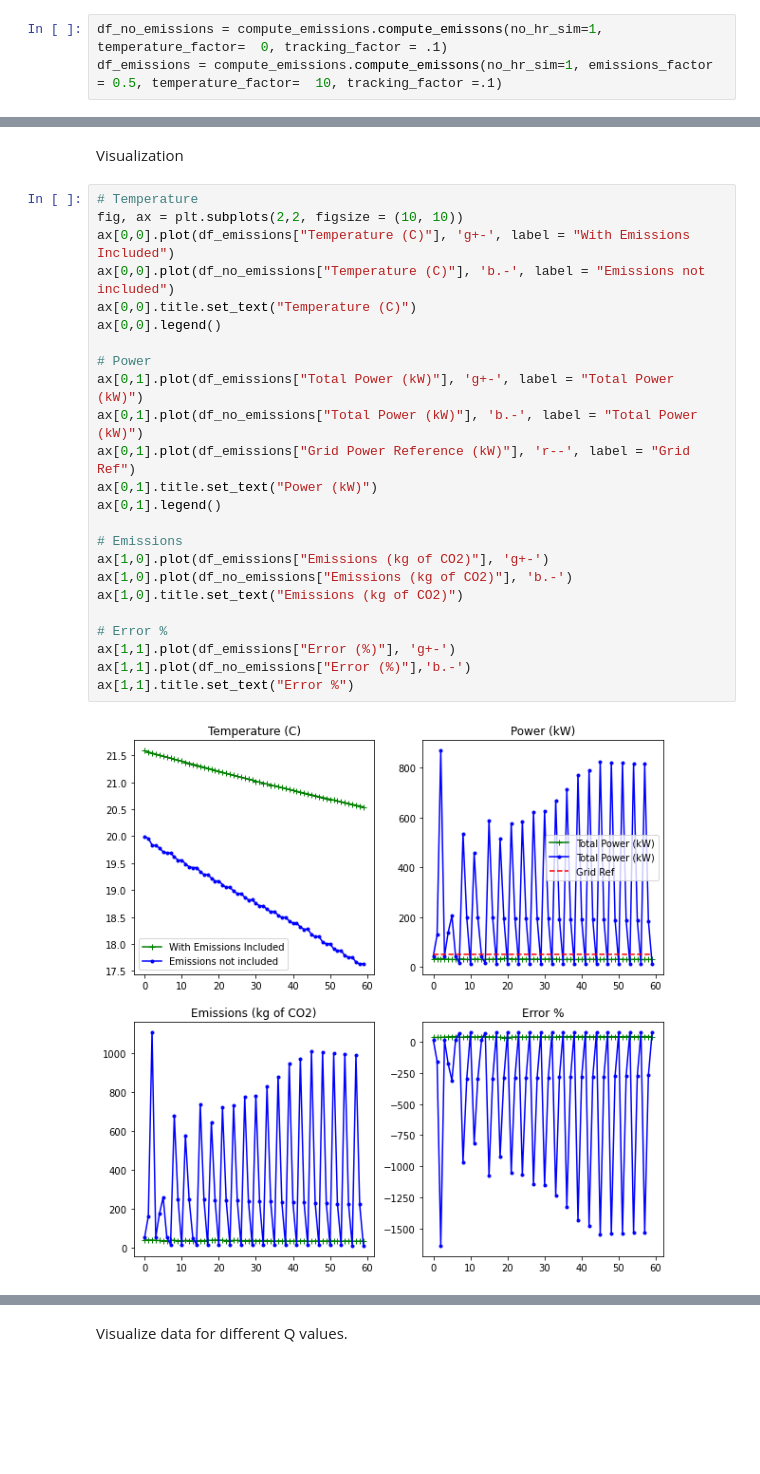
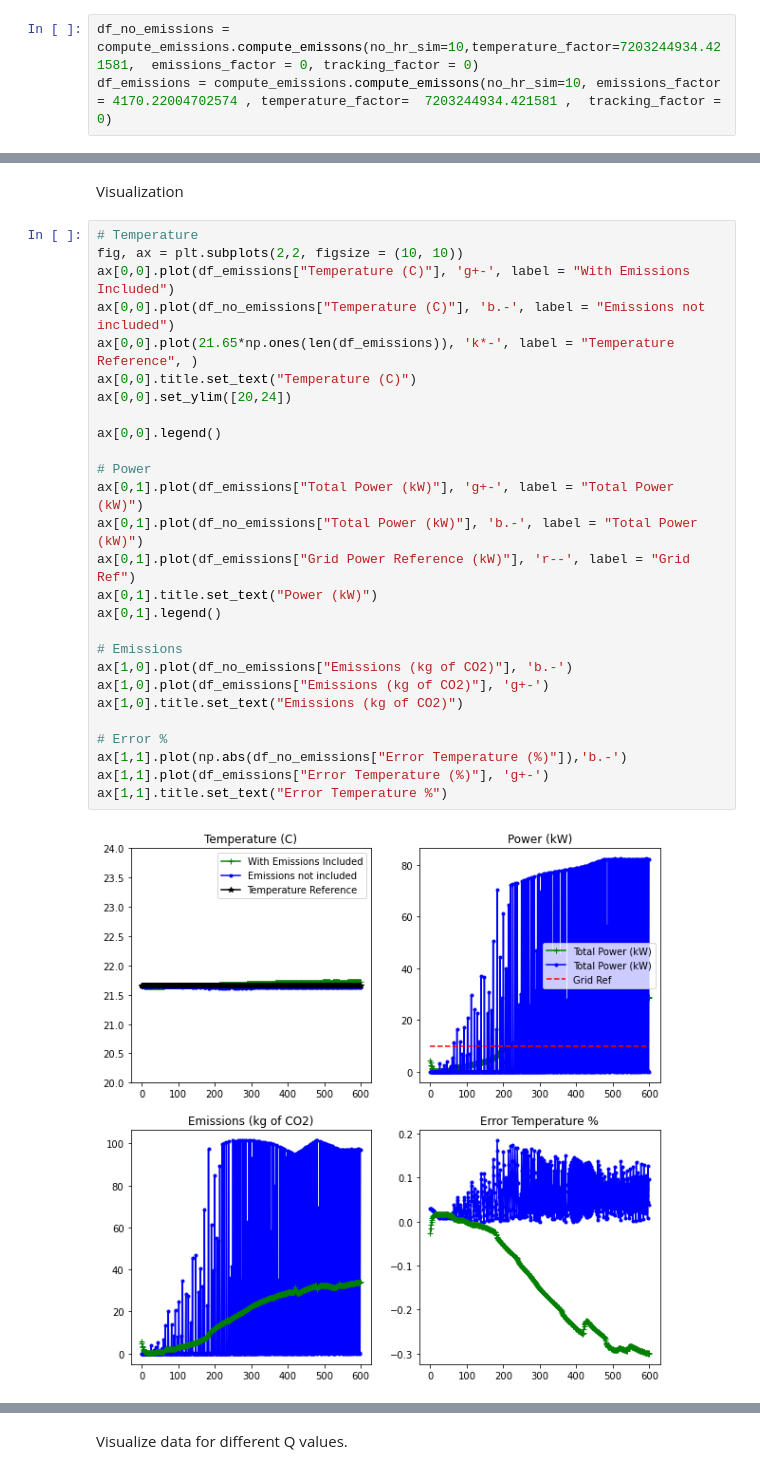
Before and after one commit to vijay092/lcdmpc, a Jupyter notebook: main_080422.ipynb, the cells around one changed output, grey strips where cells are left out. Drawn from its saved outputs; the diff is of its cells as text; blank space fills up the shorter version.

```diff
--- a/main_080422.ipynb
+++ b/main_080422.ipynb
@@ -14,6 +14,6 @@ warnings.filterwarnings("ignore")
 # %% [markdown]
 Outputs with and without emissions
 # %%
-df_no_emissions = compute_emissions.compute_emissons(no_hr_sim=1, temperature_factor=  0, tracking_factor = .1)
-df_emissions = compute_emissions.compute_emissons(no_hr_sim=1, emissions_factor = 0.5, temperature_factor=  10, tracking_factor =.1)
+df_no_emissions = compute_emissions.compute_emissons(no_hr_sim=10,temperature_factor=7203244934.421581,  emissions_factor = 0, tracking_factor = 0)
+df_emissions = compute_emissions.compute_emissons(no_hr_sim=10, emissions_factor = 4170.22004702574 , temperature_factor=  7203244934.421581 ,  tracking_factor =  0)
 # %% [output]
@@ -25,26 +23,29 @@ Visualization
 # %%
 # Temperature
 fig, ax = plt.subplots(2,2, figsize = (10, 10))
 ax[0,0].plot(df_emissions["Temperature (C)"], 'g+-', label = "With Emissions Included")
 ax[0,0].plot(df_no_emissions["Temperature (C)"], 'b.-', label = "Emissions not included")
+ax[0,0].plot(21.65*np.ones(len(df_emissions)), 'k*-', label = "Temperature Reference", )
 ax[0,0].title.set_text("Temperature (C)")
+ax[0,0].set_ylim([20,24])
+
 ax[0,0].legend()
 
 # Power
 ax[0,1].plot(df_emissions["Total Power (kW)"], 'g+-', label = "Total Power (kW)")
 ax[0,1].plot(df_no_emissions["Total Power (kW)"], 'b.-', label = "Total Power (kW)")
 ax[0,1].plot(df_emissions["Grid Power Reference (kW)"], 'r--', label = "Grid Ref")
 ax[0,1].title.set_text("Power (kW)")
 ax[0,1].legend()
 
 # Emissions
+ax[1,0].plot(df_no_emissions["Emissions (kg of CO2)"], 'b.-')
 ax[1,0].plot(df_emissions["Emissions (kg of CO2)"], 'g+-')
-ax[1,0].plot(df_no_emissions["Emissions (kg of CO2)"], 'b.-')
 ax[1,0].title.set_text("Emissions (kg of CO2)")
 
 # Error %
-ax[1,1].plot(df_emissions["Error (%)"], 'g+-')
-ax[1,1].plot(df_no_emissions["Error (%)"],'b.-')
-ax[1,1].title.set_text("Error %")
+ax[1,1].plot(np.abs(df_no_emissions["Error Temperature (%)"]),'b.-')
+ax[1,1].plot(df_emissions["Error Temperature (%)"], 'g+-')
+ax[1,1].title.set_text("Error Temperature %")
 # %% [output]
-[figure, old version]
+[figure, new version]
```
Also changed, not shown: parts of 28 cells of this notebook, 6 other files.
